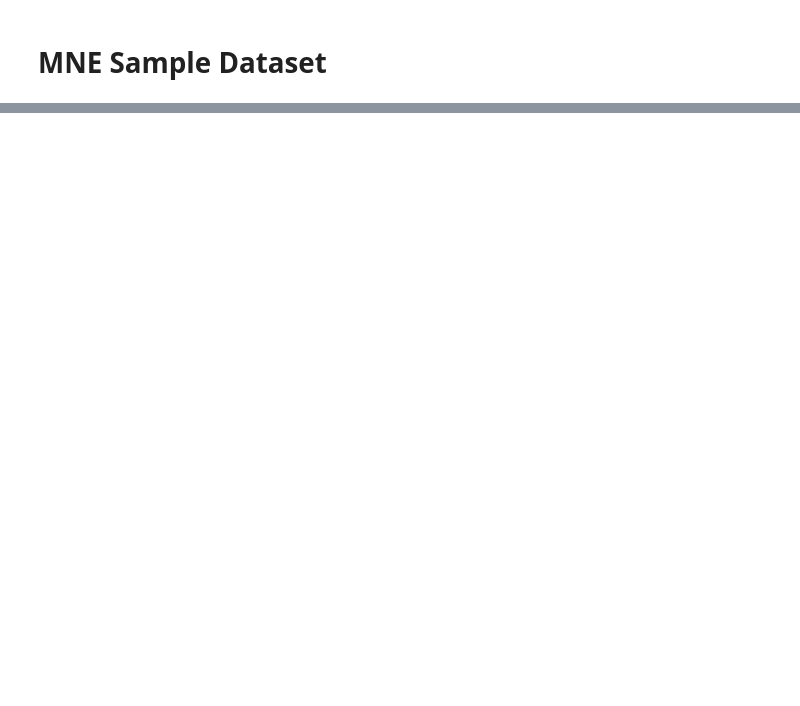
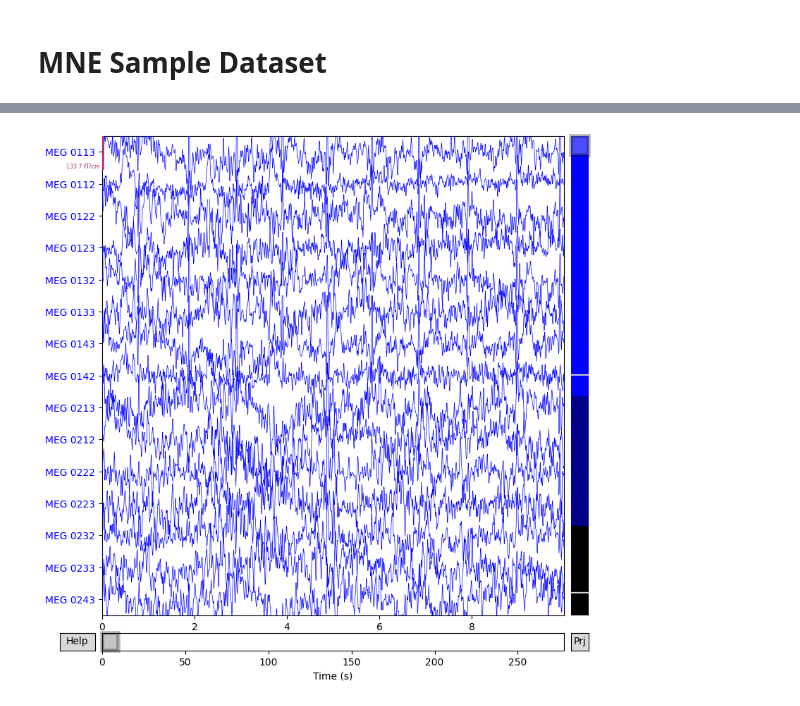
Before and after one commit to Arashi20/EEG-Exploration, a Jupyter notebook: notebooks/data_exploration.ipynb, the cells around one changed output, grey strips where cells are left out. Saved outputs shown, nothing was run; the diff lists cells and outputs as text; code cells hidden in the pictures; blank space fills up the shorter version.

```diff
--- a/notebooks/data_exploration.ipynb
+++ b/notebooks/data_exploration.ipynb
@@ -13,0 +78,6 @@ ModuleNotFoundError: No module named 'mne'
+# %%
+# Plot the raw data (first 10 seconds)
+raw.plot(duration=10, n_channels=15, scalings='auto', title='Raw EEG/MEG Data')
+plt.show()
+# %% [output]
+[figure, added]
```
Also changed, not shown: parts of 11 cells of this notebook, 5 other files.
